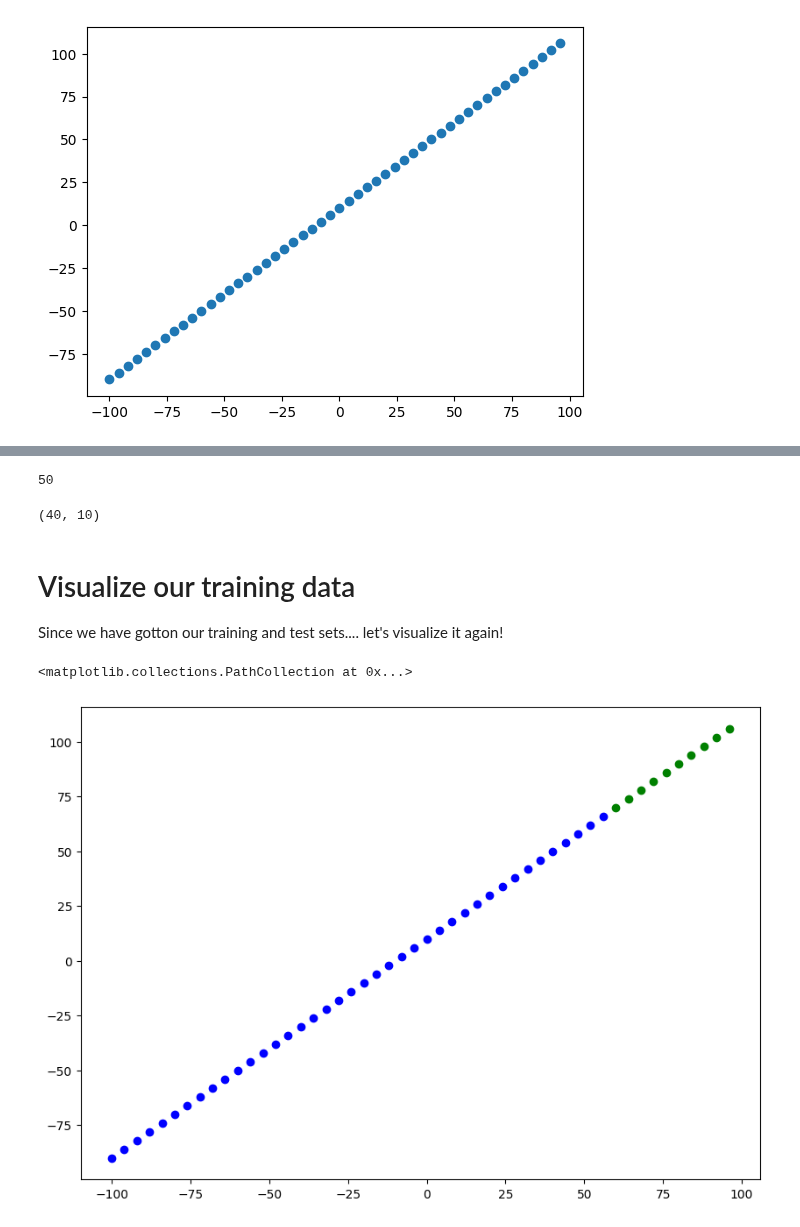
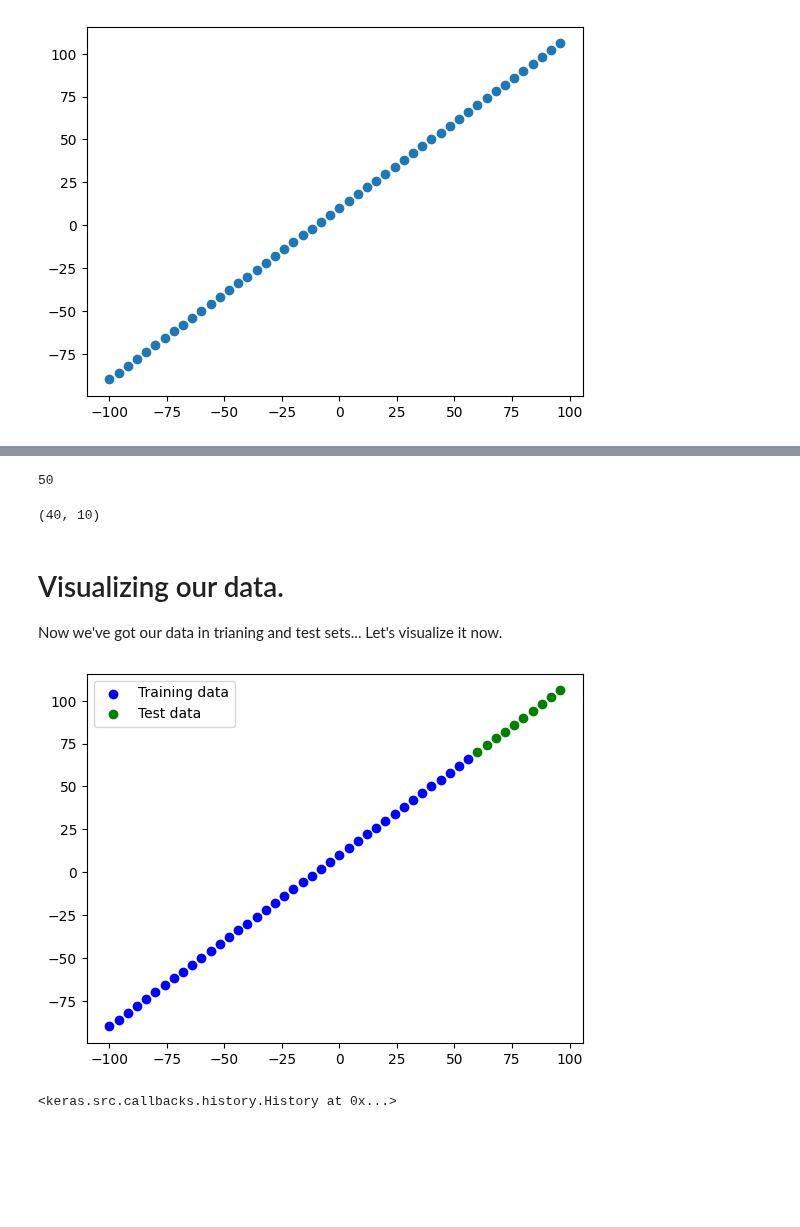
Before and after one commit to LivingstonTardzenyuy/Deep-Learning-with-TensorFlow, a Jupyter notebook: 01_neural_network_regression_with_tensorflow.ipynb, the cells around one changed output, grey strips where cells are left out. Saved outputs shown, nothing was run; the diff lists cells and outputs as text; code cells hidden in the pictures; blank space fills up the shorter version.

```diff
--- a/01_neural_network_regression_with_tensorflow.ipynb
+++ b/01_neural_network_regression_with_tensorflow.ipynb
@@ -349,18 +355,14 @@ plt.scatter(X, y)
-# %%
-len(X)
-# %% [output]
-50
+# %%
+# check the length of our data.
+
+len(X)
+# %% [output]
+50
 # %%
-# Split the data into train and test sets.
-
+# Splitting our data into training and test set.
 
 X_train = X[:40]
 y_train = y[:40]
-
-# Reshape our X_train and X_test to have 2 dimensions
-X_train = X_train.numpy().reshape(-1, 1)
-X_test = X_test.numpy().reshape(-1,1)
-
 
 X_test = X[40:]
 y_test = y[40:]
@@ -369,32 +371,39 @@ len(X_train), len(X_test)
 # %% [output]
 (40, 10)
 # %% [markdown]
-# Visualize our training data
+# Visualizing our data.
 
-Since we have gotton our training and test sets.... let's visualize it again!
+Now we've got our data in trianing and test sets... Let's visualize it now.
 # %%
-plt.figure(figsize=(10,7))
-plt.scatter(X_train, y_train, c="b", label="Training data")
+# plot training data
+plt.scatter(X_train, y_train, c='b', label='Training data')
 
-# Plot test data in green
-plt.scatter(X_test, y_test, c="g", label="Test data")
+# plot test data
+plt.scatter(X_test, y_test, c='g', label='Test data')
+
+plt.legend();
 # %% [output]
-<matplotlib.collections.PathCollection at 0x...>
-[figure, old version]
+[figure, new version]
 # %%
 # Let's have a look at how to build a neural network for our data.
 
-#1. Create a model
+tf.random.set_seed(42)
+
+# 1. Create a model
 model = tf.keras.Sequential([
-    tf.keras.layers.Dense(1)
+    tf.keras.layers.Dense(1, input_shape = [1]),
+    # tf.keras.layers.Dense(1)
 ])
 
-
-# 2. Compile our model
+# 2. Compile the model
 model.compile(
     loss = tf.keras.losses.mae,
     optimizer = tf.keras.optimizers.SGD(),
     metrics = ['mae']
 )
 
-# model.fit(X_train, y_train, epochs = 100)
+
+# 3. Fit the model
+model.fit(X_train, y_train, epochs = 100, verbose=0)
+# %% [output]
+<keras.src.callbacks.history.History at 0x...>
```
Also changed, not shown: parts of 33 cells of this notebook.
